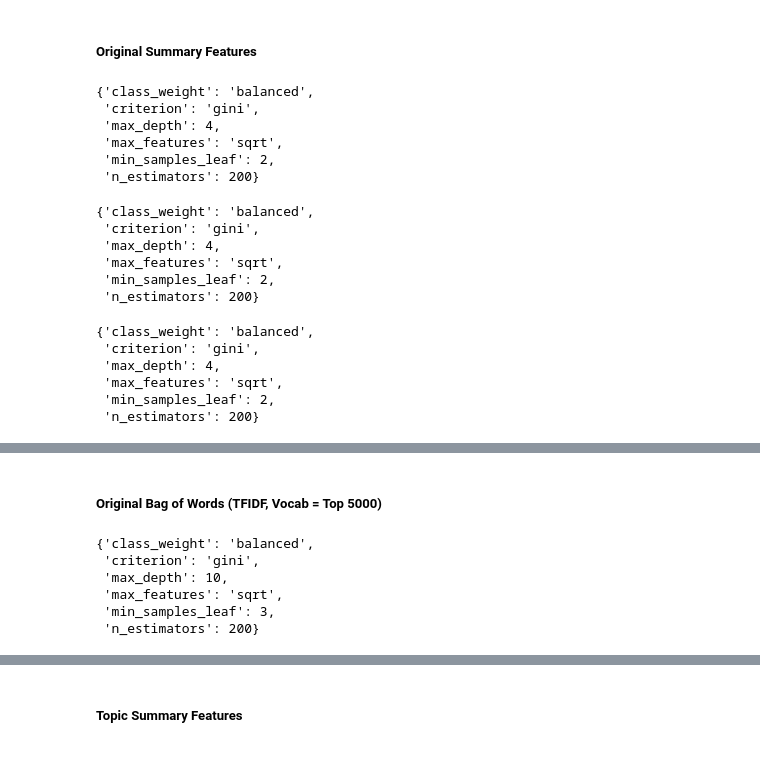
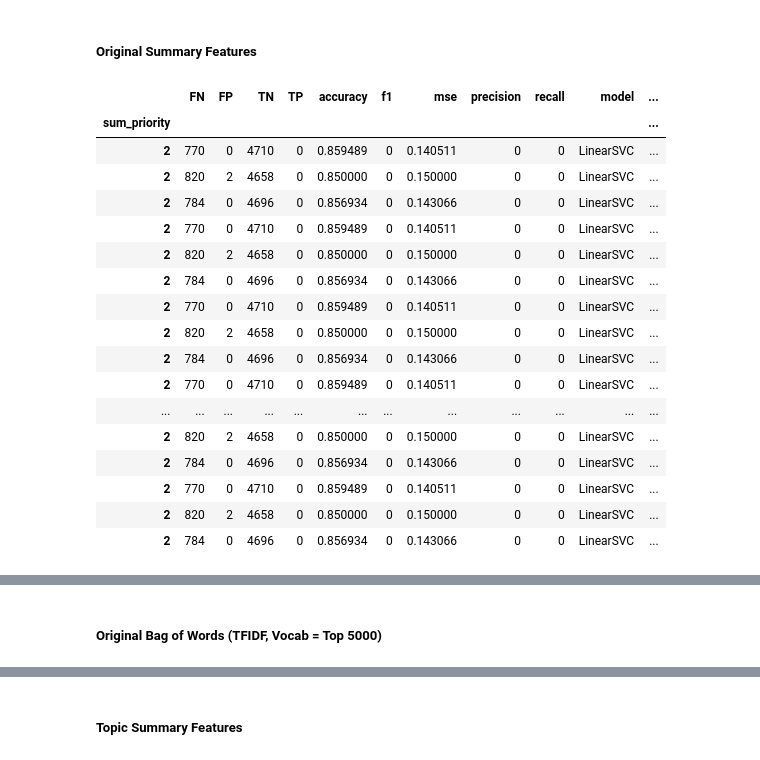
Before and after one commit to tbackes/yelp-health, a Jupyter notebook: code/yelp-model-exploration.ipynb, the cells around one changed output, grey strips where cells are left out. Drawn from its saved outputs; the diff is of its cells as text; code cells hidden in the pictures.

Commit message:
Added k-fold validation function

```diff
--- a/code/yelp-model-exploration.ipynb
+++ b/code/yelp-model-exploration.ipynb
@@ -536,11 +613,9 @@ HM.grid_search_classifier(RF, param_grid_rfc, tfs_h=True, scoring='f1', t=2)
 # %% [markdown]
 ### SVC Models
 # %%
-LSVC = LinearSVC()
-param_grid_svc = {
-                'C': np.logspace(-2, 1, 10),
-                'loss': ['squared_hinge'],
-                'penalty': ['l1'],
-                'dual': [False],
-                'random_state': [981]
-            }
+LSVC_C = np.logspace(-1, 0.5, 10)
+param_grid_svc = {'loss': 'squared_hinge',
+                  'penalty': 'l1',
+                  'dual': False,
+                  'random_state': 981}
+models = [LinearSVC(C=c, **param_grid_svc) for c in LSVC_C]
@@ -552,30 +630,23 @@ HM.grid_search_classifier(LSVC, param_grid_svc, col=col1, scoring='precision', t
-# %%
-%%time
-HM.grid_search_classifier(LSVC, param_grid_svc, col=col1, scoring='accuracy', t=2)
-# %% [output]
-{'class_weight': 'balanced',
- 'criterion': 'gini',
- 'max_depth': 4,
- 'max_features': 'sqrt',
- 'min_samples_leaf': 2,
- 'n_estimators': 200}
-# %%
-%%time
-HM.grid_search_classifier(LSVC, param_grid_svc, col=col1, scoring='recall', t=2)
-# %% [output]
-{'class_weight': 'balanced',
- 'criterion': 'gini',
- 'max_depth': 4,
- 'max_features': 'sqrt',
- 'min_samples_leaf': 2,
- 'n_estimators': 200}
-# %%
-%%time
-HM.grid_search_classifier(LSVC, param_grid_svc, col=col1, scoring='f1', t=2)
-# %% [output]
-{'class_weight': 'balanced',
- 'criterion': 'gini',
- 'max_depth': 4,
- 'max_features': 'sqrt',
- 'min_samples_leaf': 2,
- 'n_estimators': 200}
+# %%
+%%time
+display(HM.k_fold_comparison(models, [('C = %.4f' % c) for c in LSVC_C],
+                             ['Original Features' for _ in models], col=col1, val_range=[2]))
+# %% [output]
+|  | FN | FP | TN | TP | accuracy | f1 | mse | precision | recall | model | ... |
+| sum_priority |  |  |  |  |  |  |  |  |  |  | ... |
+| 2 | 770 | 0 | 4710 | 0 | 0.859489 | 0 | 0.140511 | 0 | 0 | LinearSVC | ... |
+| 2 | 820 | 2 | 4658 | 0 | 0.850000 | 0 | 0.150000 | 0 | 0 | LinearSVC | ... |
+| 2 | 784 | 0 | 4696 | 0 | 0.856934 | 0 | 0.143066 | 0 | 0 | LinearSVC | ... |
+| 2 | 770 | 0 | 4710 | 0 | 0.859489 | 0 | 0.140511 | 0 | 0 | LinearSVC | ... |
+| 2 | 820 | 2 | 4658 | 0 | 0.850000 | 0 | 0.150000 | 0 | 0 | LinearSVC | ... |
+| 2 | 784 | 0 | 4696 | 0 | 0.856934 | 0 | 0.143066 | 0 | 0 | LinearSVC | ... |
+| 2 | 770 | 0 | 4710 | 0 | 0.859489 | 0 | 0.140511 | 0 | 0 | LinearSVC | ... |
+| 2 | 820 | 2 | 4658 | 0 | 0.850000 | 0 | 0.150000 | 0 | 0 | LinearSVC | ... |
+| 2 | 784 | 0 | 4696 | 0 | 0.856934 | 0 | 0.143066 | 0 | 0 | LinearSVC | ... |
+| 2 | 770 | 0 | 4710 | 0 | 0.859489 | 0 | 0.140511 | 0 | 0 | LinearSVC | ... |
+| ... | ... | ... | ... | ... | ... | ... | ... | ... | ... | ... | ... |
+| 2 | 820 | 2 | 4658 | 0 | 0.850000 | 0 | 0.150000 | 0 | 0 | LinearSVC | ... |
+| 2 | 784 | 0 | 4696 | 0 | 0.856934 | 0 | 0.143066 | 0 | 0 | LinearSVC | ... |
+| 2 | 770 | 0 | 4710 | 0 | 0.859489 | 0 | 0.140511 | 0 | 0 | LinearSVC | ... |
+| 2 | 820 | 2 | 4658 | 0 | 0.850000 | 0 | 0.150000 | 0 | 0 | LinearSVC | ... |
+| 2 | 784 | 0 | 4696 | 0 | 0.856934 | 0 | 0.143066 | 0 | 0 | LinearSVC | ... |
@@ -582,12 +655,2 @@ HM.grid_search_classifier(LSVC, param_grid_svc, col=col1, scoring='f1', t=2)
 # %% [markdown]
 ##### Original Bag of Words (TFIDF, Vocab = Top 5000)
-# %%
-%%time
-HM.grid_search_classifier(LSVC, param_grid_svc, tfs=True, scoring='precision', t=2)
-# %% [output]
-{'class_weight': 'balanced',
- 'criterion': 'gini',
- 'max_depth': 10,
- 'max_features': 'sqrt',
- 'min_samples_leaf': 3,
- 'n_estimators': 200}
```
Also changed, not shown: parts of 58 cells of this notebook, 1 other file.
